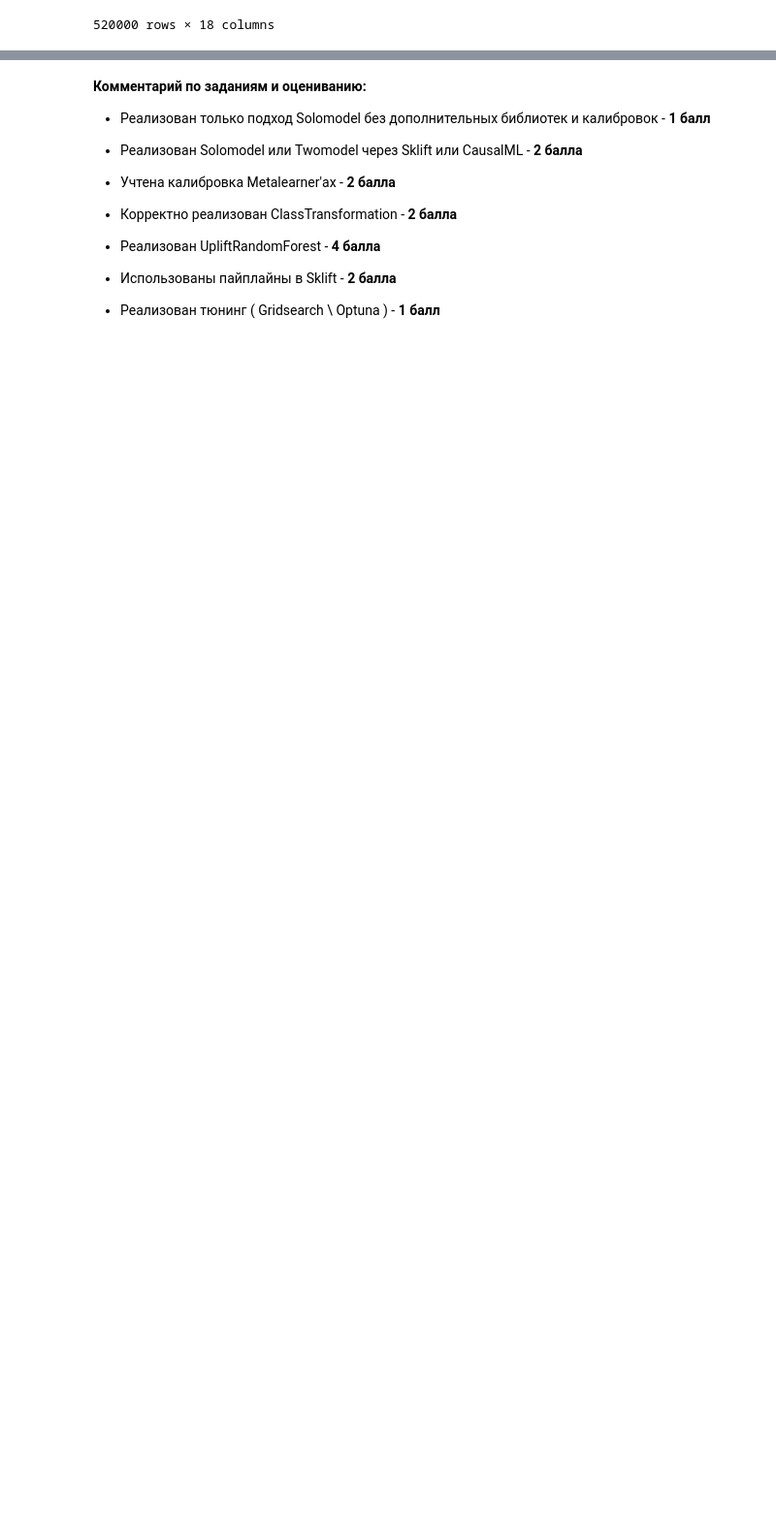
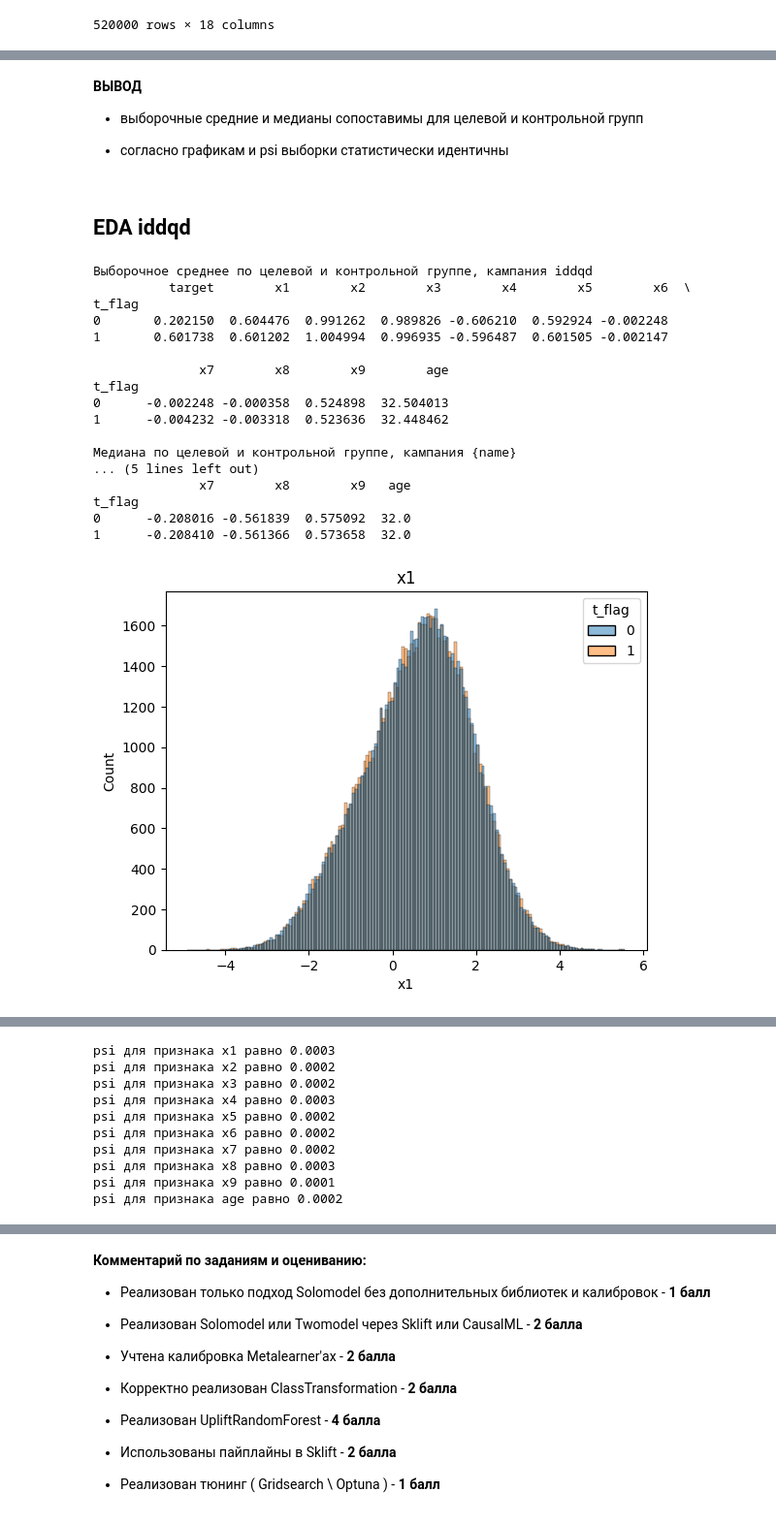
Before and after one commit to InnaBoby/ML_HSE, a Jupyter notebook: HW_6/AI_HW6_uplift.ipynb, the cells around one changed output, grey strips where cells are left out. Shown at 97% size. Saved outputs shown, nothing was run; the diff lists cells and outputs as text; code cells hidden in the pictures; blank space fills up the shorter version.

```diff
--- a/HW_6/AI_HW6_uplift.ipynb
+++ b/HW_6/AI_HW6_uplift.ipynb
@@ -503,0 +555,29 @@ for col in x_names:
+# %% [markdown]
+**ВЫВОД**
+
+* выборочные средние и медианы сопоставимы для целевой и контрольной групп
+
+* согласно графикам и psi выборки статистически идентичны
+# %% [markdown]
+## EDA iddqd
+# %%
+iddqd_df = campaing_EDA('iddqd')
+# %% [output]
+Выборочное среднее по целевой и контрольной группе, кампания iddqd
+          target        x1        x2        x3        x4        x5        x6  \
+t_flag
+0       0.202150  0.604476  0.991262  0.989826 -0.606210  0.592924 -0.002248
+1       0.601738  0.601202  1.004994  0.996935 -0.596487  0.601505 -0.002147
+
+              x7        x8        x9        age
+t_flag
+0      -0.002248 -0.000358  0.524898  32.504013
+1      -0.004232 -0.003318  0.523636  32.448462
+
+Медиана по целевой и контрольной группе, кампания {name}
+... (5 lines left out)
+              x7        x8        x9   age
+t_flag
+0      -0.208016 -0.561839  0.575092  32.0
+1      -0.208410 -0.561366  0.573658  32.0
+[figure, added]
@@ -503,0 +593,10 @@ for col in x_names:
+psi для признака x1 равно 0.0003
+psi для признака x2 равно 0.0002
+psi для признака x3 равно 0.0002
+psi для признака x4 равно 0.0003
+psi для признака x5 равно 0.0002
+psi для признака x6 равно 0.0002
+psi для признака x7 равно 0.0002
+psi для признака x8 равно 0.0003
+psi для признака x9 равно 0.0001
+psi для признака age равно 0.0002
```
Also changed, not shown: parts of 56 cells of this notebook.
